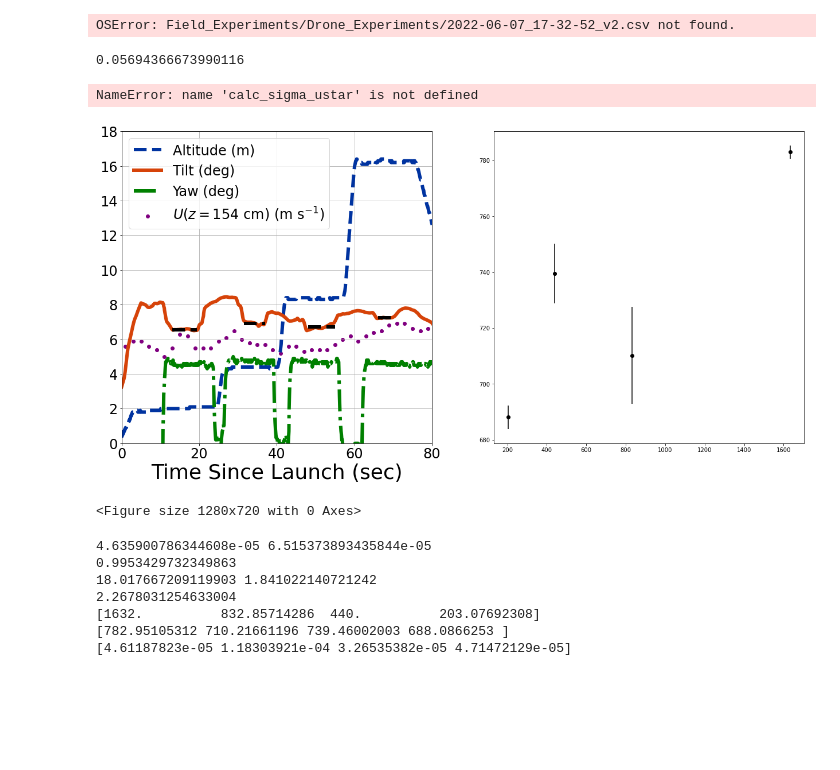
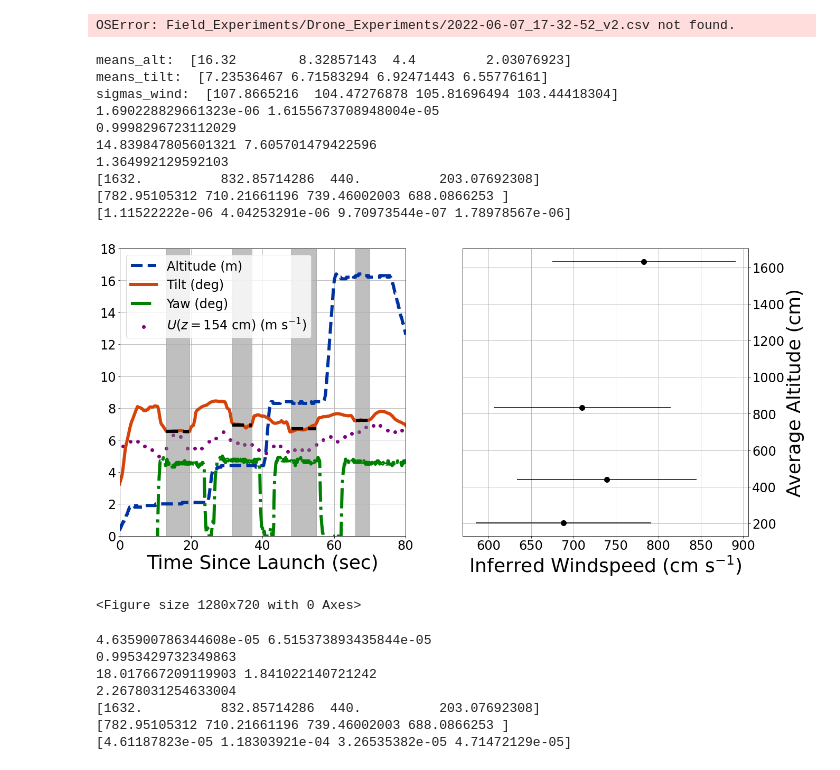
Before and after one commit to BoiseStatePlanetary/Optimizing-Number-and-Placement-of-Anemometers, a Jupyter notebook: figures and data/Inspecting Flight Files.ipynb, the cells around one changed output. Drawn from its saved outputs; the diff is of its cells as text; code cells hidden in the pictures; blank space fills up the shorter version.

Commit message:
Looking at drone wind profile
The wind profile from the drone is pretty bad. I'm going to have to try to recover the results from the other flights.

```diff
--- a/figures and data/Inspecting Flight Files.ipynb
+++ b/figures and data/Inspecting Flight Files.ipynb
@@ -28,8 +28,8 @@ def calc_mean_tilt_and_alt(time, tilt, alt, min_time, max_time):
     cur_mean_tilt = np.mean(tilt[profile_point])
     cur_mean_alt = np.mean(alt[profile_point])
 
-    cur_sigma_tilt = np.std(tilt[profile_point])#/np.sqrt(num_points)
-    cur_sigma_alt = np.std(alt[profile_point])#/np.sqrt(num_points)
+    cur_sigma_tilt = np.std(tilt[profile_point])/np.sqrt(num_points)
+    cur_sigma_alt = np.std(alt[profile_point])/np.sqrt(num_points)
 
     return cur_mean_tilt, cur_mean_alt, profile_point, cur_sigma_tilt, cur_sigma_alt
 # %%
@@ -63,8 +63,6 @@ filtered_tilt = np.convolve(tilt, np.ones(N)/N, mode='same')
 drone_time = data['timemillisecond']/1000
 ax1.plot(drone_time, data['altitudem'], ls='--', lw=6, color=BoiseState_blue, label="Altitude (m)")
 
-print(np.std(np.abs(data['altitudem'][1:] - data['altitudem'][:-1])))
-
 ax1.plot(drone_time, filtered_tilt, lw=6, color=BoiseState_orange, label="Tilt (deg)")
 ax1.plot(drone_time, data['yawdeg'], lw=6, ls='-.', color='green', label="Yaw (deg)")
 
@@ -79,6 +77,7 @@ ax1.set_xlim([0, 80])
 ax1.set_ylim([0, 18])
 
 #### Calculate average tilt during profiling times ####
+# The max/min times are basically just eyeballed.
 min_time = 13
 max_time = 19.5
 cur_mean_tilt, cur_mean_alt, profile_point, cur_sigma_tilt, cur_sigma_alt =\
@@ -89,6 +88,7 @@ sigmas_tilt = np.array([cur_sigma_tilt])
 sigmas_alt = np.array([cur_sigma_alt])
 ax1.plot(drone_time[profile_point], cur_mean_tilt*np.ones_like(drone_time[profile_point]),
        lw=6, ls='--', color='k')
+ax1.axvspan(min_time, max_time, color='grey', alpha=0.5)
 
 min_time = 31.5
 max_time = 37
@@ -100,6 +100,7 @@ sigmas_tilt = np.append(cur_sigma_tilt, sigmas_tilt)
 sigmas_alt = np.append(cur_sigma_alt, sigmas_alt)
 ax1.plot(drone_time[profile_point], cur_mean_tilt*np.ones_like(drone_time[profile_point]),
        lw=6, ls='--', color='k')
+ax1.axvspan(min_time, max_time, color='grey', alpha=0.5)
 
 min_time = 48
 max_time = 55
@@ -111,17 +112,23 @@ sigmas_tilt = np.append(cur_sigma_tilt, sigmas_tilt)
 sigmas_alt = np.append(cur_sigma_alt, sigmas_alt)
 ax1.plot(drone_time[profile_point], cur_mean_tilt*np.ones_like(drone_time[profile_point]),
        lw=6, ls='--', color='k')
+ax1.axvspan(min_time, max_time, color='grey', alpha=0.5)
 
 min_time = 66
 max_time = 70
 cur_mean_tilt, cur_mean_alt, profile_point, cur_sigma_tilt, cur_sigma_alt =\
     calc_mean_tilt_and_alt(drone_time, filtered_tilt, data['altitudem'], min_time, max_time)
+
 means_tilt = np.append(cur_mean_tilt, means_tilt)
 means_alt = np.append(cur_mean_alt, means_alt)
 sigmas_tilt = np.append(cur_sigma_tilt, sigmas_tilt)
 sigmas_alt = np.append(cur_sigma_alt, sigmas_alt)
 ax1.plot(drone_time[profile_point], cur_mean_tilt*np.ones_like(drone_time[profile_point]),
        lw=6, ls='--', color='k')
+ax1.axvspan(min_time, max_time, color='grey', alpha=0.5)
+
+print("means_alt: ", means_alt)
+print("means_tilt: ", means_tilt)
 
 ### Adding in the inferred wind profile ###
 kappa = 0.4
@@ -130,49 +137,70 @@ kappa = 0.4
 
 # Convert tilt to wind speed
 slope = 1.4 # pm 0.1 m/s/deg
+sigma_slope = 0.1
 intercept = -2.3 # pm 0.8 m/s
+sigma_intercept = 0.8
 means_wind = np.polyval([slope, intercept], means_tilt)
-sigmas_wind = slope*sigmas_tilt
+# Add in all uncertainties
+sigmas_wind = np.sqrt((means_tilt*sigma_slope)**2 + (sigma_intercept)**2 + (slope*sigmas_tilt)**2)
+# sigmas_wind = np.sqrt((slope*sigmas_tilt)**2)
+print("sigmas_wind: ", sigmas_wind*100)
 
 # convert everything to cm
 x = means_alt*100
 y = means_wind*100
 y_sigma = sigmas_wind*100
 
 # Toss outlier
-# x = np.delete(x, 2)
-# y = np.delete(y, 2)
-# y_sigma = np.delete(y_sigma, 2)
+# outlier = 1
+# x = np.delete(x, outlier)
+# y = np.delete(y, outlier)
+# y_sigma = np.delete(y_sigma, outlier)
 
-ax2.errorbar(x, y, marker='o', yerr=y_sigma, color='k', ls='')
+ax2.errorbar(y, x, marker='o', markersize=10, xerr=y_sigma, color='k', ls='')
+ax2.yaxis.tick_right()
+ax2.yaxis.set_label_position("right")
+ax2.tick_params(labelsize=24)
+ax2.set_ylabel("Average Altitude (cm)", fontsize=36)
+ax2.set_xlabel(r'Inferred Windspeed $\left( { \rm cm\ s^{-1} } \right)$', fontsize=36)
+ax2.grid(True)
 
 log_z = np.log(x/np.min(x))
 popt, pcov = curve_fit(lin_fit, log_z, y, sigma=y_sigma)
 unc = np.sqrt(np.diag(pcov))
 ustar = calc_ustar_from_slope(kappa, popt[0])
 sigma_ustar = calc_sigma_ustar(kappa, unc[0])
 zstar = calc_zstar_from_slope_and_intercept(np.min(x), popt[0], popt[1])
-sigma_zstar = calc_sigma_zstar(popt[0], zstar, unc[0], popt[1], unc[1], np.abs(pcov[0,1]))
+
+sigma_zstar = calc_sigma_zstar(np.min(means_alt)*100, popt[0], popt[1], unc[0], unc[1])
 
 print(zstar, sigma_zstar)
 best_fit_zstar = 0.01
 best_fit_zstar_sigma = 0.01
 print(np.abs(zstar - best_fit_zstar)/np.sqrt(sigma_zstar**2 + best_fit_zstar_sigma**2))
 print(ustar, sigma_ustar)
 best_fit_ustar = 26.
 best_fit_ustar_sigma = 3.
 print(np.abs(ustar - best_fit_ustar)/np.sqrt(sigma_ustar**2 + best_fit_ustar_sigma**2))
 
 print(x)
 print(y)
 print(x*np.exp(-kappa*y/ustar))
 
 # fig.savefig("../../wind_profile_experiment_2022-06-07_16-53-23_v2.jpg", dpi=300, bbox_inches="tight")
 # %% [output]
-0.05694366673990116
+means_alt:  [16.32        8.32857143  4.4         2.03076923]
+means_tilt:  [7.23536467 6.71583294 6.92471443 6.55776161]
+sigmas_wind:  [107.8665216  104.47276878 105.81696494 103.44418304]
+1.690228829661323e-06 1.6155673708948004e-05
+0.9998296723112029
+14.839847805601321 7.605701479422596
+1.364992129592103
+[1632.          832.85714286  440.          203.07692308]
+[782.95105312 710.21661196 739.46002003 688.0866253 ]
+[1.11522222e-06 4.04253291e-06 9.70973544e-07 1.78978567e-06]
+[figure, new version]
-NameError: name 'calc_sigma_ustar' is not defined
+<Figure size 1280x720 with 0 Axes>
-[figure, old version]
-<Figure size 1280x720 with 0 Axes>
 # %%
 kappa = 0.4
 
```
Also changed, not shown: 2 other files.
